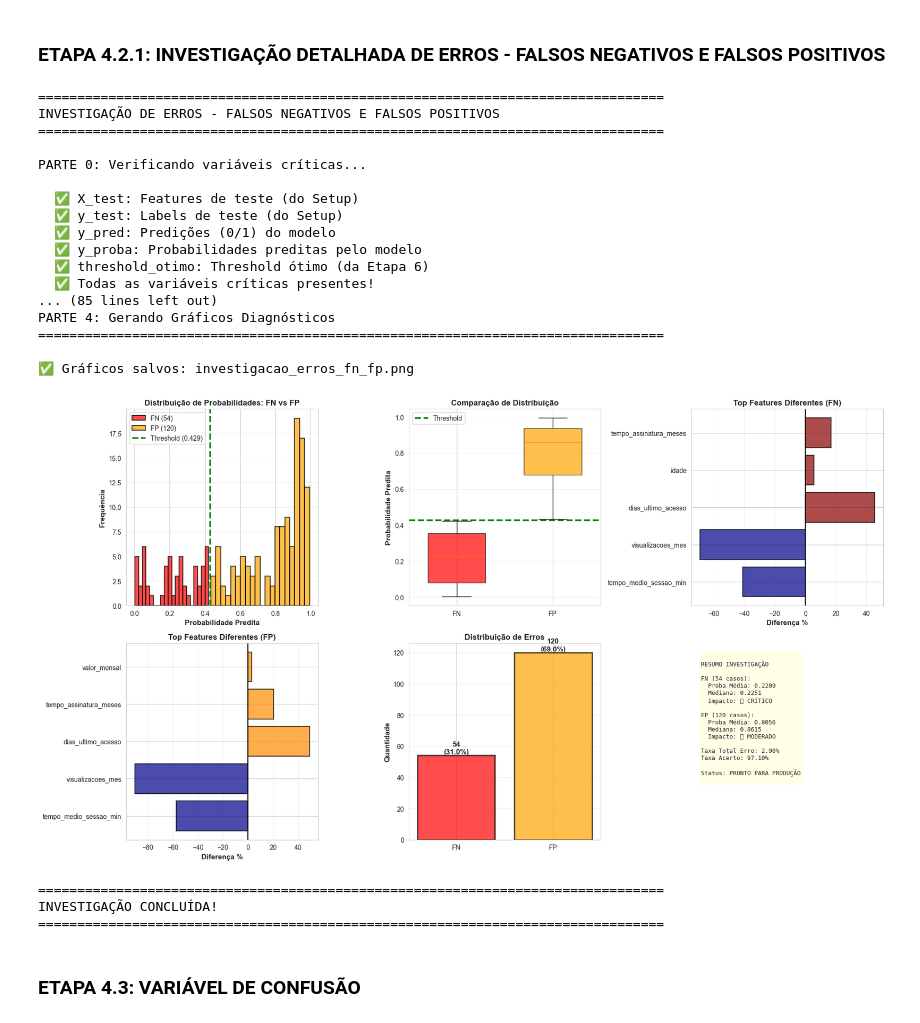
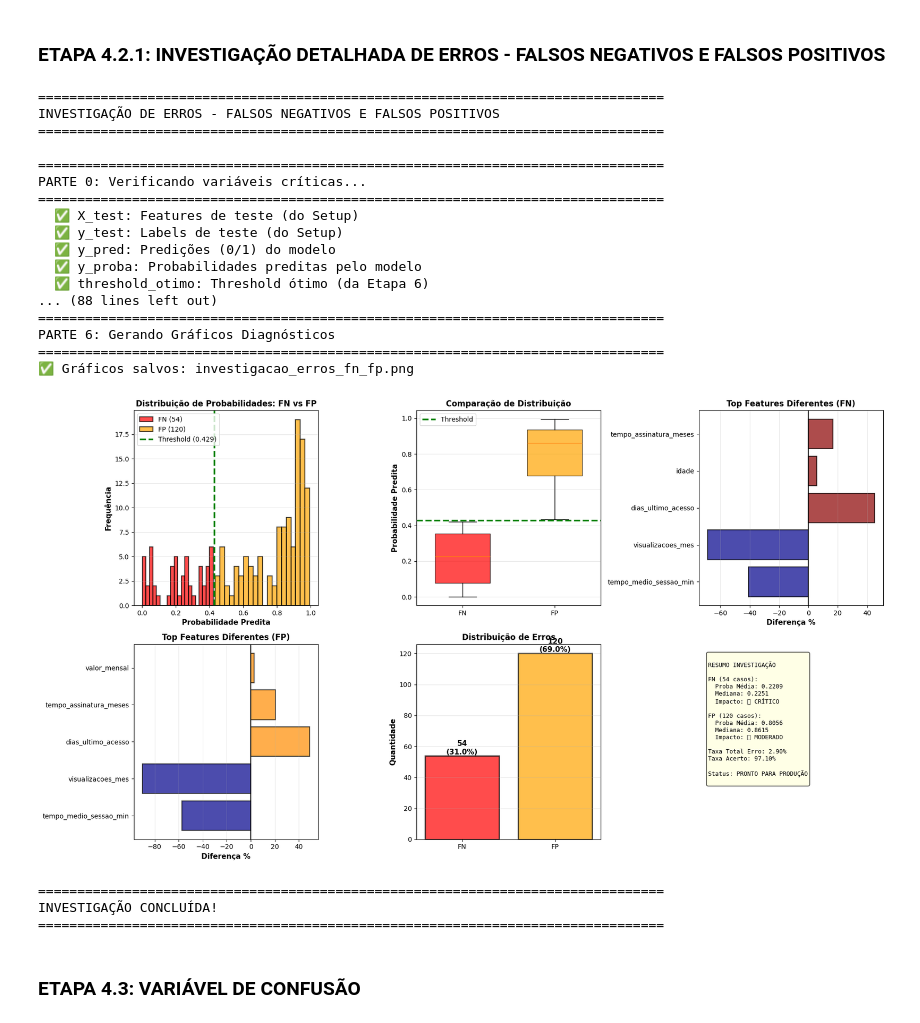
Before and after one commit to RRdOD/hackathon_g8_one, a Jupyter notebook: Diário_de_Bordo_Rafael_Dias.ipynb, the cells around one changed output. Drawn from its saved outputs; the diff is of its cells as text; code cells hidden in the pictures.

```diff
--- a/Diário_de_Bordo_Rafael_Dias.ipynb
+++ b/Diário_de_Bordo_Rafael_Dias.ipynb
@@ -5170,10 +4138,7 @@ import matplotlib.pyplot as plt
 import seaborn as sns
 from scipy import stats
 
-print("="*80)
-print("INVESTIGAÇÃO DE ERROS - FALSOS NEGATIVOS E FALSOS POSITIVOS")
-print("="*80)
-print()
+seção("INVESTIGAÇÃO DE ERROS - FALSOS NEGATIVOS E FALSOS POSITIVOS")
 
 with open('threshold_otimo.txt', 'r') as f:
     threshold_otimo = float(f.read().strip())
@@ -5183,8 +4148,7 @@ with open('threshold_otimo.txt', 'r') as f:
 # PARTE 0: VERIFICAR VARIÁVEIS CRÍTICAS
 # ============================================================================
 
-print("PARTE 0: Verificando variáveis críticas...")
-print()
+seção("PARTE 0: Verificando variáveis críticas...")
 
 required_vars = {
     'X_test': 'Features de teste (do Setup)',
@@ -5216,10 +4180,7 @@ print()
 # PARTE 1: PREPARAR DADOS DE ERRO
 # ============================================================================
 
-print("="*80)
-print("PARTE 1: Preparando Dados de Erro")
-print("="*80)
-print()
+seção("PARTE 1: Preparando Dados de Erro")
 
 # Calcular máscaras de erros
 fn_mask = (y_test == 1) & (y_pred == 0)  # Real Churn, Previu Não-Churn
@@ -5247,10 +4208,7 @@ print()
 # PARTE 2: ANÁLISE DE FALSOS NEGATIVOS (54 casos)
 # ============================================================================
 
-print("="*80)
-print("PARTE 2: ANÁLISE DE FALSOS NEGATIVOS (54 casos)")
-print("="*80)
-print()
+seção("PARTE 2: ANÁLISE DE FALSOS NEGATIVOS (54 casos)")
 
 print("2.1 - Distribuição de Probabilidades dos FN")
 print("-" * 80)
@@ -5282,9 +4240,7 @@ print()
 # PARTE 3: CARACTERÍSTICAS DOS FN
 # ============================================================================
 
-print("2.2 - Características Médias dos FN vs População Geral")
-print("-" * 80)
-print()
+seção("PARTE 3: Características Médias dos FN vs População Geral")
 
 feature_cols = [col for col in X_test.columns if col not in ['y_proba', 'y_true']]
 
@@ -5305,10 +4261,7 @@ print()
 # PARTE 4: ANÁLISE DE FALSOS POSITIVOS (120 casos)
 # ============================================================================
 
-print("="*80)
-print("PARTE 3: ANÁLISE DE FALSOS POSITIVOS (120 casos)")
-print("="*80)
-print()
+seção("PARTE 4: ANÁLISE DE FALSOS POSITIVOS (120 casos)")
 
 print("3.1 - Distribuição de Probabilidades dos FP")
 print("-" * 80)
@@ -5340,9 +4293,7 @@ print()
 # PARTE 5: CARACTERÍSTICAS DOS FP
 # ============================================================================
 
-print("3.2 - Características Médias dos FP vs População Geral")
-print("-" * 80)
-print()
+seção("PARTE 5: Características Médias dos FP vs População Geral")
 
 comparison_fp = pd.DataFrame({
     'Feature': feature_cols,
@@ -5361,10 +4312,7 @@ print()
 # PARTE 6: GRÁFICOS DIAGNÓSTICOS
 # ============================================================================
 
-print("="*80)
-print("PARTE 4: Gerando Gráficos Diagnósticos")
-print("="*80)
-print()
+seção("PARTE 6: Gerando Gráficos Diagnósticos")
 
 fig, axes = plt.subplots(2, 3, figsize=(18, 10))
 
@@ -5458,43 +4406,40 @@ FP ({len(fp_data)} casos):
   Impacto: 🟡 MODERADO
 
 Taxa Total Erro: {(len(fn_data)+len(fp_data))/len(y_test)*100:.2f}%
 Taxa Acerto: {(1-(len(fn_data)+len(fp_data))/len(y_test))*100:.2f}%
 
 Status: PRONTO PARA PRODUÇÃO
 """
 
 ax6.text(0.05, 0.95, resumo_text, transform=ax6.transAxes,
         fontsize=9, verticalalignment='top', fontfamily='monospace',
         bbox=dict(boxstyle='round', facecolor='lightyellow', alpha=0.8))
 
 plt.tight_layout()
 plt.savefig('investigacao_erros_fn_fp.png', dpi=300, bbox_inches='tight')
 print("✅ Gráficos salvos: investigacao_erros_fn_fp.png")
 plt.show()
 
-print()
-print("="*80)
-print("INVESTIGAÇÃO CONCLUÍDA!")
-print("="*80)
+seção("INVESTIGAÇÃO CONCLUÍDA!")
 # %% [output]
 ================================================================================
 INVESTIGAÇÃO DE ERROS - FALSOS NEGATIVOS E FALSOS POSITIVOS
 ================================================================================
 
+================================================================================
 PARTE 0: Verificando variáveis críticas...
-
+================================================================================
   ✅ X_test: Features de teste (do Setup)
   ✅ y_test: Labels de teste (do Setup)
   ✅ y_pred: Predições (0/1) do modelo
   ✅ y_proba: Probabilidades preditas pelo modelo
   ✅ threshold_otimo: Threshold ótimo (da Etapa 6)
-  ✅ Todas as variáveis críticas presentes!
-... (85 lines left out)
-PARTE 4: Gerando Gráficos Diagnósticos
+... (88 lines left out)
 ================================================================================
-
+PARTE 6: Gerando Gráficos Diagnósticos
+================================================================================
 ✅ Gráficos salvos: investigacao_erros_fn_fp.png
-[figure, old version]
+[figure, new version]
 ================================================================================
 INVESTIGAÇÃO CONCLUÍDA!
 ================================================================================
```
Also changed, not shown: parts of 31 cells of this notebook.
